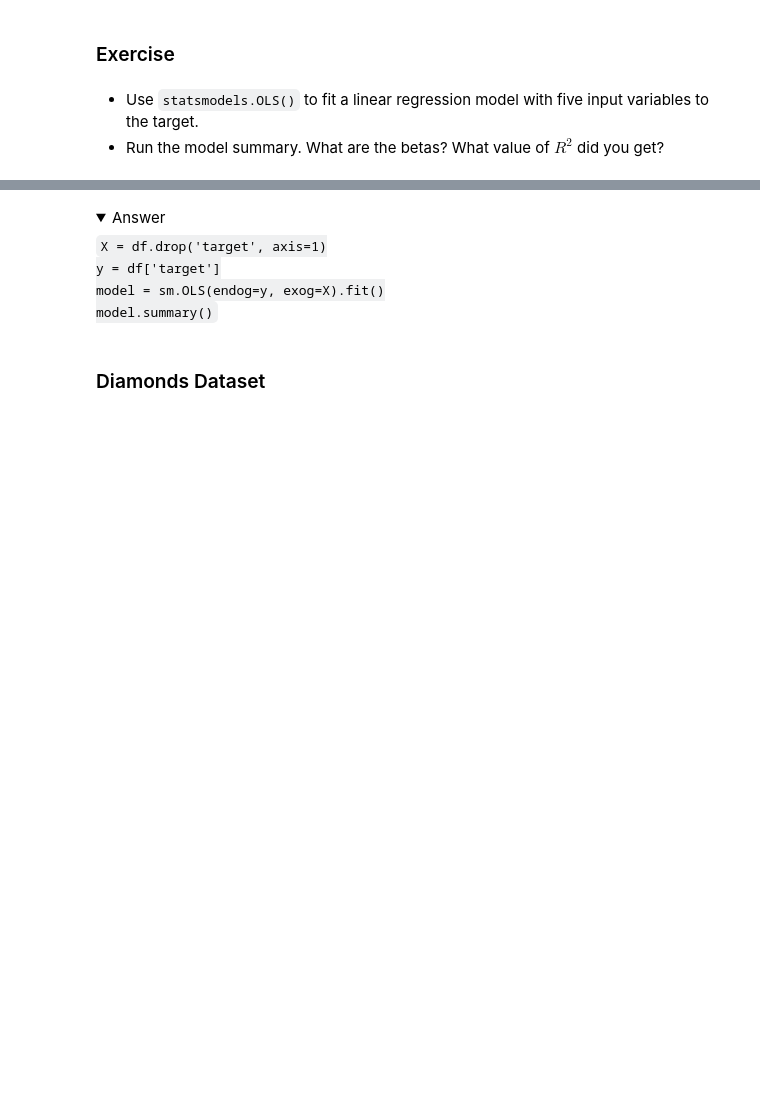
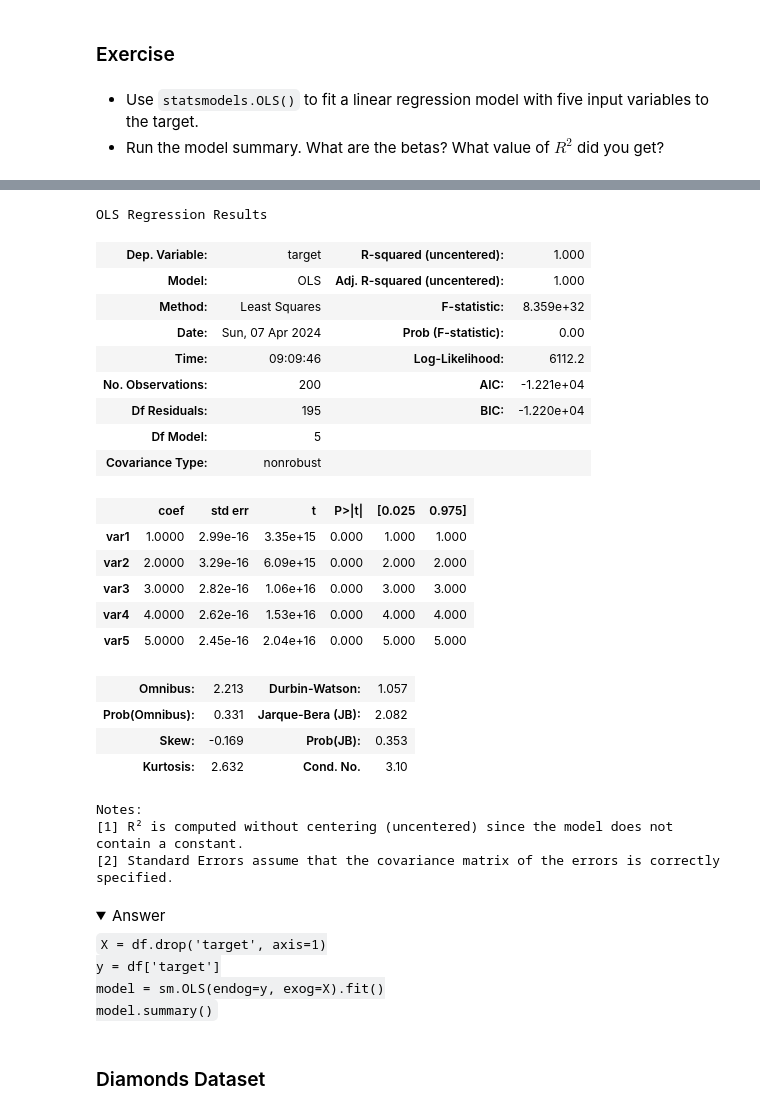
Before and after one commit to schoe4208/NATL-DS-021924, a Jupyter notebook: Phase3/multiple_linear_regression.ipynb, the cells around one changed output, grey strips where cells are left out. Drawn from its saved outputs; the diff is of its cells as text; code cells hidden in the pictures; folded sections open; blank space fills up the shorter version.

```diff
--- a/Phase3/multiple_linear_regression.ipynb
+++ b/Phase3/multiple_linear_regression.ipynb
@@ -221,5 +221,38 @@ OLS Regression Results
 Notes:
 [1] Standard Errors assume that the covariance matrix of the errors is correctly specified.
+# %%
+#Running Multiple Linear Regression
+
+X = df.drop('target', axis=1)
+y = df['target']
+
+model = sm.OLS(y, sm.add_constant(X)).fit()
+
+model.summary()
+# %% [output]
+OLS Regression Results
+| Dep. Variable: | target | R-squared (uncentered): | 1.000 |
+| Model: | OLS | Adj. R-squared (uncentered): | 1.000 |
+| Method: | Least Squares | F-statistic: | 8.359e+32 |
+| Date: | Sun, 07 Apr 2024 | Prob (F-statistic): | 0.00 |
+| Time: | 09:09:46 | Log-Likelihood: | 6112.2 |
+| No. Observations: | 200 | AIC: | -1.221e+04 |
+| Df Residuals: | 195 | BIC: | -1.220e+04 |
+| Df Model: | 5 |  |  |
+| Covariance Type: | nonrobust |  |  |
+|  | coef | std err | t | P>|t| | [0.025 | 0.975] |
+| var1 | 1.0000 | 2.99e-16 | 3.35e+15 | 0.000 | 1.000 | 1.000 |
+| var2 | 2.0000 | 3.29e-16 | 6.09e+15 | 0.000 | 2.000 | 2.000 |
+| var3 | 3.0000 | 2.82e-16 | 1.06e+16 | 0.000 | 3.000 | 3.000 |
+| var4 | 4.0000 | 2.62e-16 | 1.53e+16 | 0.000 | 4.000 | 4.000 |
+| var5 | 5.0000 | 2.45e-16 | 2.04e+16 | 0.000 | 5.000 | 5.000 |
+| Omnibus: | 2.213 | Durbin-Watson: | 1.057 |
+| Prob(Omnibus): | 0.331 | Jarque-Bera (JB): | 2.082 |
+| Skew: | -0.169 | Prob(JB): | 0.353 |
+| Kurtosis: | 2.632 | Cond. No. | 3.10 |
+Notes:
+[1] R² is computed without centering (uncentered) since the model does not contain a constant.
+[2] Standard Errors assume that the covariance matrix of the errors is correctly specified.
 # %% [markdown]
 <details>
     <summary>Answer</summary>
```
Also changed, not shown: parts of 5 cells of this notebook, 1 other file.
